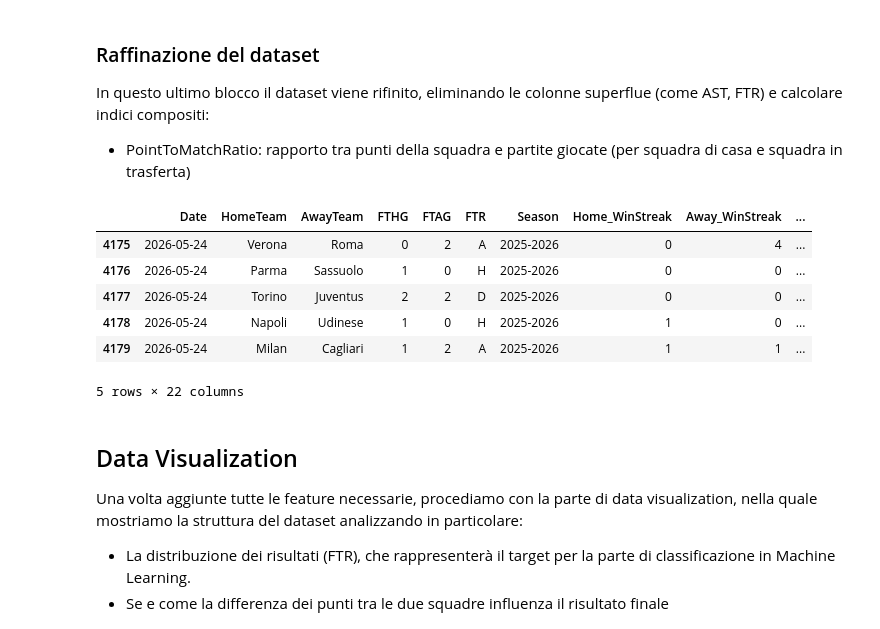
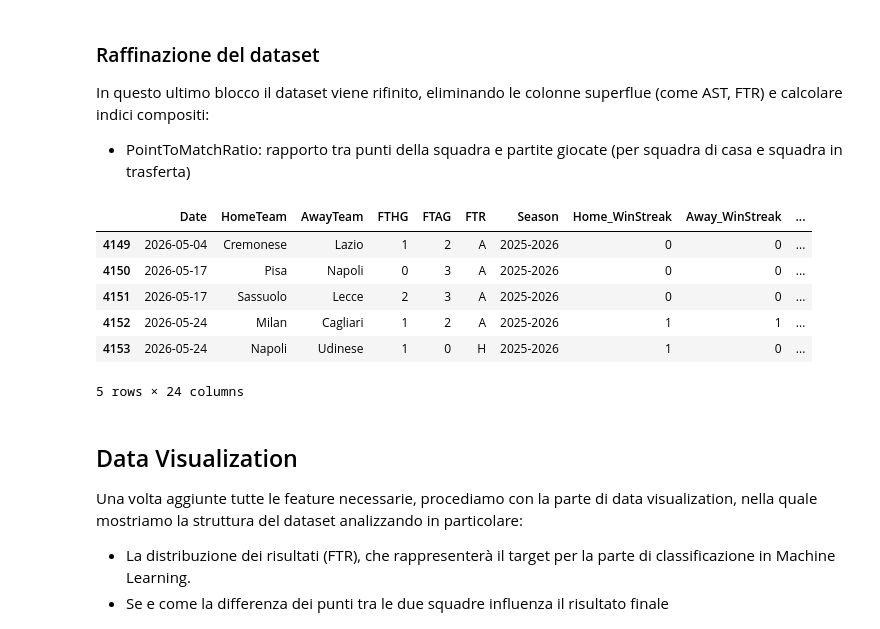
Before and after one commit to Lucaseraaa/sports-game-outcome-predictor, a Jupyter notebook: notebook/feature-engineering.ipynb, the cells around one changed output. Drawn from its saved outputs; the diff is of its cells as text; code cells hidden in the pictures.

```diff
--- a/notebook/feature-engineering.ipynb
+++ b/notebook/feature-engineering.ipynb
@@ -499,0 +503,3 @@ final_dataset.head()
+# %%
+values_path = "static/da-result/rosa.csv"
+values_database = pd.read_csv(values_path)
@@ -499,0 +510,22 @@ final_dataset.head()
+# %%
+final_dataset['Date'] = pd.to_datetime(final_dataset['Date'])
+values_database['data_partita'] = pd.to_datetime(values_database['data_partita'])
+df_merged = pd.merge(final_dataset, values_database, left_on='Date', right_on='data_partita', how='left')
+maschera = [
+    str(home).lower() in str(casa).lower()
+    for home, casa in zip(df_merged['HomeTeam'], df_merged['squadra_casa'])
+]
+
+dataset_with_value = df_merged[maschera].copy()
+colonne_da_rimuovere = ['squadra_casa', 'squadra_ospite', 'data_partita']
+dataset_with_value = dataset_with_value.drop(columns=colonne_da_rimuovere)
+dataset_with_value = dataset_with_value.reset_index(drop=True)
+dataset_with_value.rename(
+    columns={
+        'valore_titolari_casa': 'HomeValue',
+        'valore_titolari_ospite': 'AwayValue'
+    },
+    inplace=True
+)
+
+dataset_with_value.head()
@@ -502,22 +542,22 @@ final_dataset.head()
 In questo ultimo blocco il dataset viene rifinito, eliminando le colonne superflue (come AST, FTR) e calcolare indici compositi:
 - PointToMatchRatio: rapporto tra punti della squadra e partite giocate (per squadra di casa e squadra in trasferta)
 # %%
-complete_dataset = final_dataset.copy()
+complete_dataset = dataset_with_value.copy()
 complete_dataset = complete_dataset.drop(columns=["HST", "AST"])
 
 # Aggiungo l'indice "PointToMatchRatio"
 complete_dataset["PointToMatchRatioHome"] = complete_dataset["Home_Current_Points"] / complete_dataset["Day"]
 complete_dataset["PointToMatchRatioAway"] = complete_dataset["Away_Current_Points"] / complete_dataset["Day"]
 complete_dataset = complete_dataset.drop(columns=["Day"])
 complete_dataset.tail()
 # %% [output]
 |  | Date | HomeTeam | AwayTeam | FTHG | FTAG | FTR | Season | Home_WinStreak | Away_WinStreak | ... |
-| 4175 | 2026-05-24 | Verona | Roma | 0 | 2 | A | 2025-2026 | 0 | 4 | ... |
-| 4176 | 2026-05-24 | Parma | Sassuolo | 1 | 0 | H | 2025-2026 | 0 | 0 | ... |
-| 4177 | 2026-05-24 | Torino | Juventus | 2 | 2 | D | 2025-2026 | 0 | 0 | ... |
-| 4178 | 2026-05-24 | Napoli | Udinese | 1 | 0 | H | 2025-2026 | 1 | 0 | ... |
-| 4179 | 2026-05-24 | Milan | Cagliari | 1 | 2 | A | 2025-2026 | 1 | 1 | ... |
+| 4149 | 2026-05-04 | Cremonese | Lazio | 1 | 2 | A | 2025-2026 | 0 | 0 | ... |
+| 4150 | 2026-05-17 | Pisa | Napoli | 0 | 3 | A | 2025-2026 | 0 | 0 | ... |
+| 4151 | 2026-05-17 | Sassuolo | Lecce | 2 | 3 | A | 2025-2026 | 0 | 0 | ... |
+| 4152 | 2026-05-24 | Milan | Cagliari | 1 | 2 | A | 2025-2026 | 1 | 1 | ... |
+| 4153 | 2026-05-24 | Napoli | Udinese | 1 | 0 | H | 2025-2026 | 1 | 0 | ... |
-5 rows × 22 columns
+5 rows × 24 columns
 # %% [markdown]
 ## Data Visualization
 
```
Also changed, not shown: parts of 10 cells of this notebook, 3 other files.
